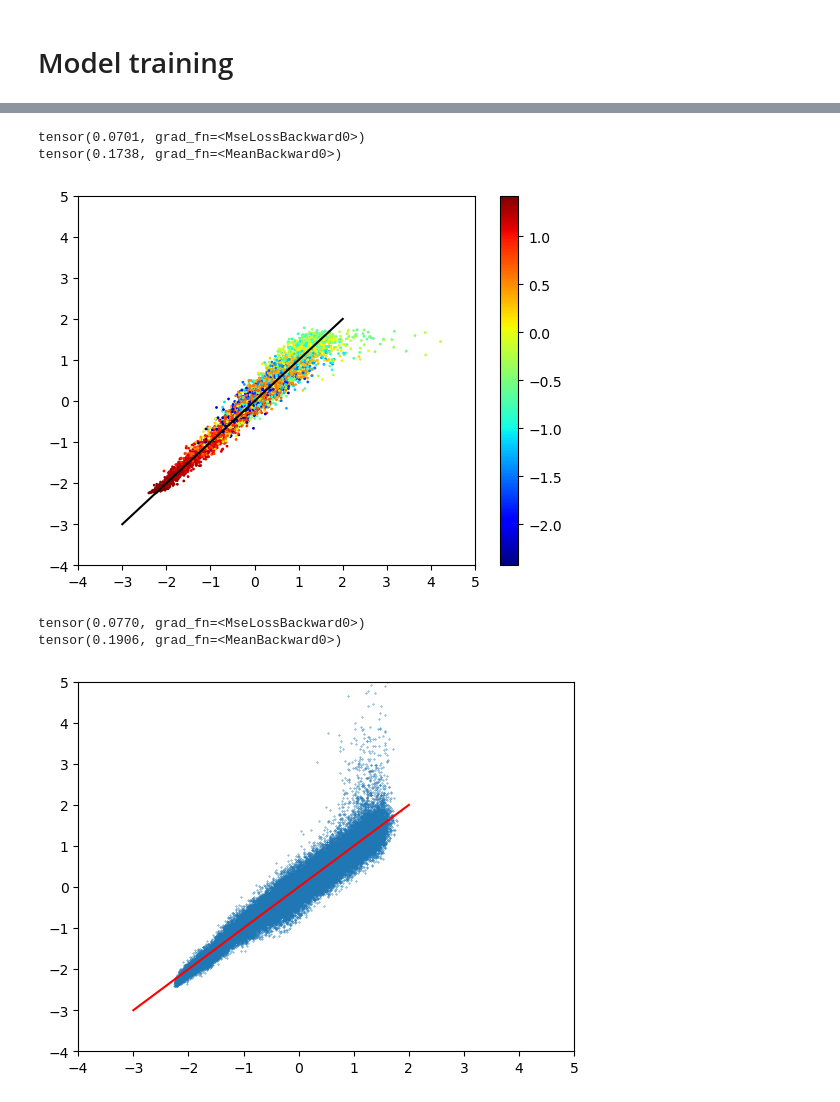
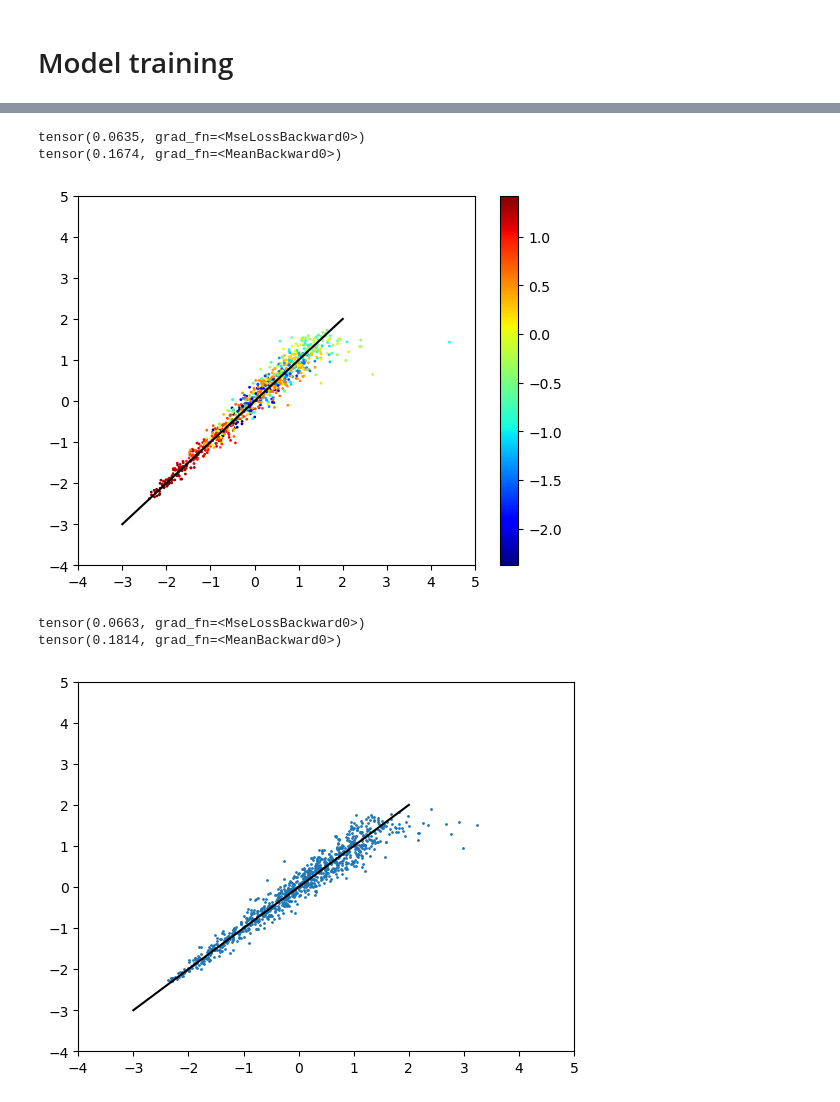
Before and after one commit to vivelakorea/FIPGraph, a Jupyter notebook: code/main.ipynb, the cells around one changed output, grey strips where cells are left out. Cells and saved outputs as stored; diff of their text form; code cells hidden in the pictures.

```diff
--- a/code/main.ipynb
+++ b/code/main.ipynb
@@ -132,57 +133,46 @@ import numpy as np
 import torch
 from utils_training import getLoader
 
-train_loader = getLoader(datalist_dir=f'{MAIN_DIR}\\preprocessing\\graph_torchdata\\{30}\\train_datalist.pickle',
-                         batch_fraction=1.0,
+train_loader = getLoader(datalist_dir=f'{MAIN_DIR}\\preprocessing\\graph_torchdata\\{45}\\train_datalist.pickle',
+                         batch_fraction=1/180,
                          )
 
-val_loader = getLoader(datalist_dir=f'{MAIN_DIR}\\preprocessing\\graph_torchdata\\{30}\\val_datalist.pickle',
+val_loader = getLoader(datalist_dir=f'{MAIN_DIR}\\preprocessing\\graph_torchdata\\{45}\\val_datalist.pickle',
                        batch_fraction=1.0,
                        )
 ##
 from utils_training import GNN
-val_batch = next(iter(val_loader))
-y = model(val_batch)
+iterer = iter(train_loader)
+train_batch = next(iterer)
+y = model(train_batch)
 from matplotlib import pyplot as plt
-plt.scatter(val_batch.fip.detach().numpy(), y.detach().numpy(), s=1, c=val_batch.x[:,16], cmap='jet')
+plt.scatter(train_batch.fip.detach().numpy(), y.detach().numpy(), s=1, c=train_batch.x[:,16], cmap='jet')
 plt.colorbar()
 plt.plot([-3,2],[-3,2],color='black')
 plt.xlim((-4,5))
 plt.ylim((-4,5))
 import torch.nn.functional as F
-print(F.mse_loss(y, val_batch.fip))
-# print(np.mean(np.abs(y.detach().numpy() - val_batch.fip.detach().numpy()/val_batch.fip.detach().numpy())))
-print(F.l1_loss(y, val_batch.fip))
+print(F.mse_loss(y, train_batch.fip))
+# print(np.mean(np.abs(y.detach().numpy() - train_batch.fip.detach().numpy()/train_batch.fip.detach().numpy())))
+print(F.l1_loss(y, train_batch.fip))
 # %% [output]
-tensor(0.0701, grad_fn=<MseLossBackward0>)
-tensor(0.1738, grad_fn=<MeanBackward0>)
+tensor(0.0635, grad_fn=<MseLossBackward0>)
+tensor(0.1674, grad_fn=<MeanBackward0>)
-[figure, old version]
+[figure, new version]
 # %%
-import numpy as np
-import torch
-from utils_training import getLoader
-
-train_loader = getLoader(datalist_dir=f'{MAIN_DIR}\\preprocessing\\graph_torchdata\\{30}\\train_datalist.pickle',
-                         batch_fraction=1.0,
-                         )
-
-# val_loader = getLoader(datalist_dir=f'{MAIN_DIR}\\preprocessing\\graph_torchdata\\{30}\\val_datalist.pickle',
-#                        batch_fraction=1.0,
-#                        )
-##
-from utils_training import GNN
-train_batch = next(iter(train_loader))
+train_batch = next(iterer)
 y = model(train_batch)
 from matplotlib import pyplot as plt
-plt.scatter(y.detach().numpy(), train_batch.fip.detach().numpy(), s=0.1)
-plt.plot([-3,2],[-3,2],color='red')
+plt.scatter(train_batch.fip.detach().numpy(), y.detach().numpy(), s=1, cmap='jet')
+# plt.colorbar()
+plt.plot([-3,2],[-3,2],color='black')
 plt.xlim((-4,5))
 plt.ylim((-4,5))
 import torch.nn.functional as F
 print(F.mse_loss(y, train_batch.fip))
-# print(np.mean(np.abs(y.detach().numpy() - val_batch.fip.detach().numpy()/val_batch.fip.detach().numpy())))
+# print(np.mean(np.abs(y.detach().numpy() - train_batch.fip.detach().numpy()/train_batch.fip.detach().numpy())))
 print(F.l1_loss(y, train_batch.fip))
 # %% [output]
-tensor(0.0770, grad_fn=<MseLossBackward0>)
-tensor(0.1906, grad_fn=<MeanBackward0>)
+tensor(0.0663, grad_fn=<MseLossBackward0>)
+tensor(0.1814, grad_fn=<MeanBackward0>)
-[figure, old version]
+[figure, new version]
```
Also changed, not shown: parts of 10 cells of this notebook.
